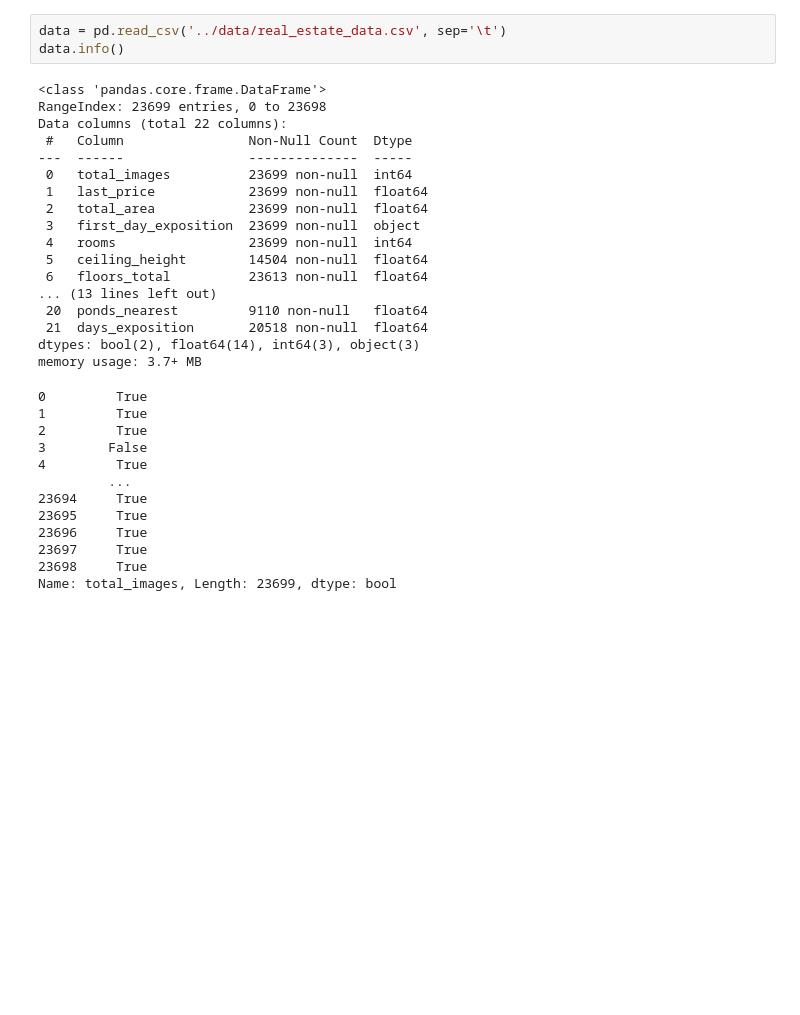
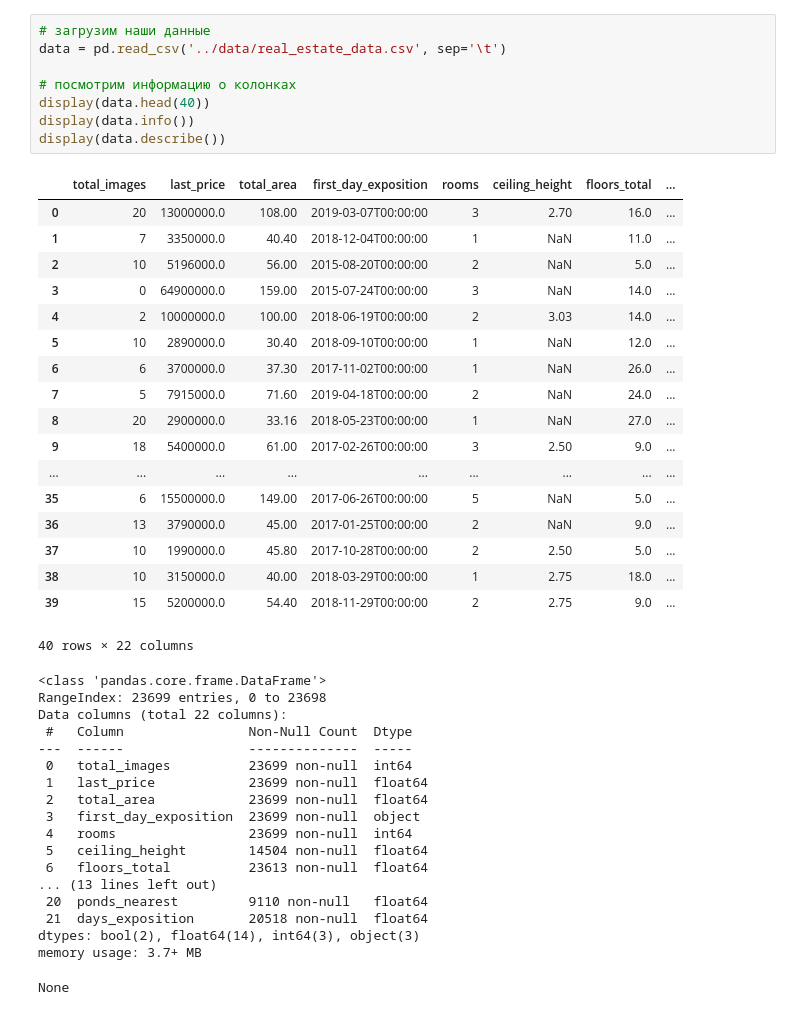
Before and after one commit to versus666jzx/practicum_ds, a Jupyter notebook: market_value_of_real_estate_research/notebooks/market_price.ipynb, the cells around one changed output. Cells and saved outputs as stored; diff of their text form; blank space fills up the shorter version.

```diff
--- a/market_value_of_real_estate_research/notebooks/market_price.ipynb
+++ b/market_value_of_real_estate_research/notebooks/market_price.ipynb
@@ -63,33 +59,45 @@ import pandas as pd
 # %%
+# загрузим наши данные
 data = pd.read_csv('../data/real_estate_data.csv', sep='\t')
-data.info()
+
+# посмотрим информацию о колонках
+display(data.head(40))
+display(data.info())
+display(data.describe())
 # %% [output]
+|  | total_images | last_price | total_area | first_day_exposition | rooms | ceiling_height | floors_total | ... |
+| 0 | 20 | 13000000.0 | 108.00 | 2019-03-07T00:00:00 | 3 | 2.70 | 16.0 | ... |
+| 1 | 7 | 3350000.0 | 40.40 | 2018-12-04T00:00:00 | 1 | NaN | 11.0 | ... |
+| 2 | 10 | 5196000.0 | 56.00 | 2015-08-20T00:00:00 | 2 | NaN | 5.0 | ... |
+| 3 | 0 | 64900000.0 | 159.00 | 2015-07-24T00:00:00 | 3 | NaN | 14.0 | ... |
+| 4 | 2 | 10000000.0 | 100.00 | 2018-06-19T00:00:00 | 2 | 3.03 | 14.0 | ... |
+| 5 | 10 | 2890000.0 | 30.40 | 2018-09-10T00:00:00 | 1 | NaN | 12.0 | ... |
+| 6 | 6 | 3700000.0 | 37.30 | 2017-11-02T00:00:00 | 1 | NaN | 26.0 | ... |
+| 7 | 5 | 7915000.0 | 71.60 | 2019-04-18T00:00:00 | 2 | NaN | 24.0 | ... |
+| 8 | 20 | 2900000.0 | 33.16 | 2018-05-23T00:00:00 | 1 | NaN | 27.0 | ... |
+| 9 | 18 | 5400000.0 | 61.00 | 2017-02-26T00:00:00 | 3 | 2.50 | 9.0 | ... |
+| ... | ... | ... | ... | ... | ... | ... | ... | ... |
+| 35 | 6 | 15500000.0 | 149.00 | 2017-06-26T00:00:00 | 5 | NaN | 5.0 | ... |
+| 36 | 13 | 3790000.0 | 45.00 | 2017-01-25T00:00:00 | 2 | NaN | 9.0 | ... |
+| 37 | 10 | 1990000.0 | 45.80 | 2017-10-28T00:00:00 | 2 | 2.50 | 5.0 | ... |
+| 38 | 10 | 3150000.0 | 40.00 | 2018-03-29T00:00:00 | 1 | 2.75 | 18.0 | ... |
+| 39 | 15 | 5200000.0 | 54.40 | 2018-11-29T00:00:00 | 2 | 2.75 | 9.0 | ... |
-<class 'pandas.core.frame.DataFrame'>
-RangeIndex: 23699 entries, 0 to 23698
-Data columns (total 22 columns):
- #   Column                Non-Null Count  Dtype
----  ------                --------------  -----
- 0   total_images          23699 non-null  int64
- 1   last_price            23699 non-null  float64
- 2   total_area            23699 non-null  float64
- 3   first_day_exposition  23699 non-null  object
- 4   rooms                 23699 non-null  int64
- 5   ceiling_height        14504 non-null  float64
- 6   floors_total          23613 non-null  float64
-... (13 lines left out)
- 20  ponds_nearest         9110 non-null   float64
- 21  days_exposition       20518 non-null  float64
-dtypes: bool(2), float64(14), int64(3), object(3)
-memory usage: 3.7+ MB
+40 rows × 22 columns
-0         True
-1         True
-2         True
-3        False
-4         True
-         ...
-23694     True
-23695     True
-23696     True
-23697     True
-23698     True
-Name: total_images, Length: 23699, dtype: bool
+<class 'pandas.core.frame.DataFrame'>
+RangeIndex: 23699 entries, 0 to 23698
+Data columns (total 22 columns):
+ #   Column                Non-Null Count  Dtype
+---  ------                --------------  -----
+ 0   total_images          23699 non-null  int64
+ 1   last_price            23699 non-null  float64
+ 2   total_area            23699 non-null  float64
+ 3   first_day_exposition  23699 non-null  object
+ 4   rooms                 23699 non-null  int64
+ 5   ceiling_height        14504 non-null  float64
+ 6   floors_total          23613 non-null  float64
+... (13 lines left out)
+ 20  ponds_nearest         9110 non-null   float64
+ 21  days_exposition       20518 non-null  float64
+dtypes: bool(2), float64(14), int64(3), object(3)
+memory usage: 3.7+ MB
+None
```
Also changed, not shown: parts of 7 cells of this notebook, 2 other files.
